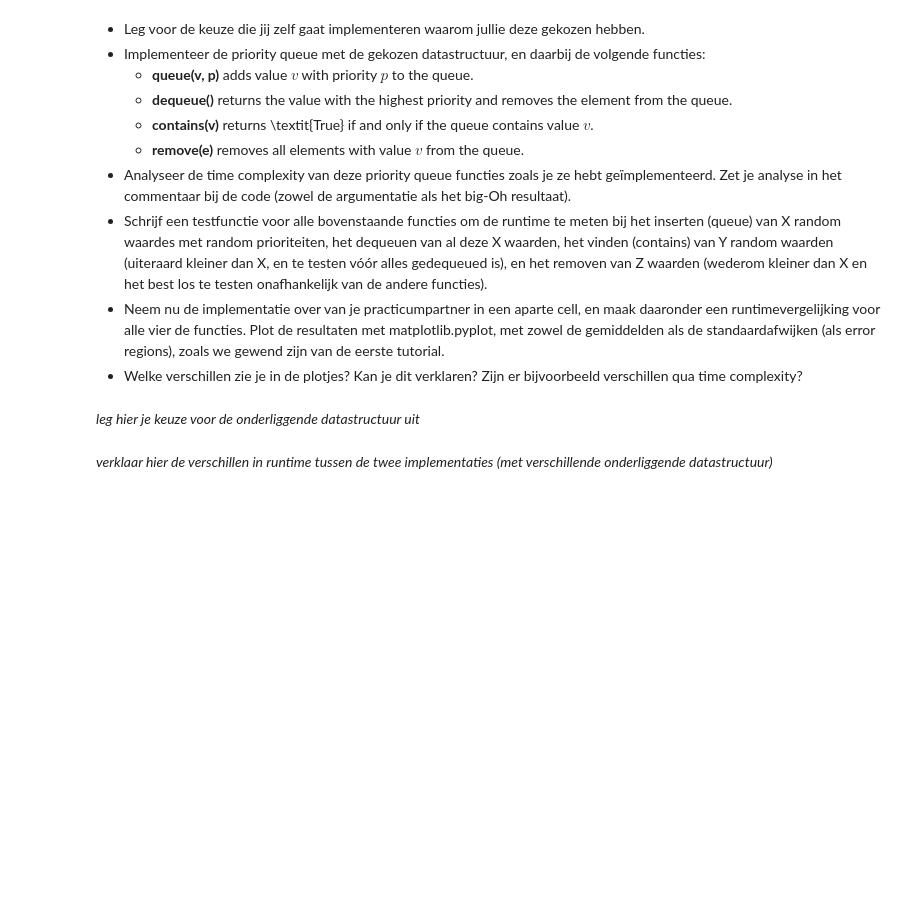
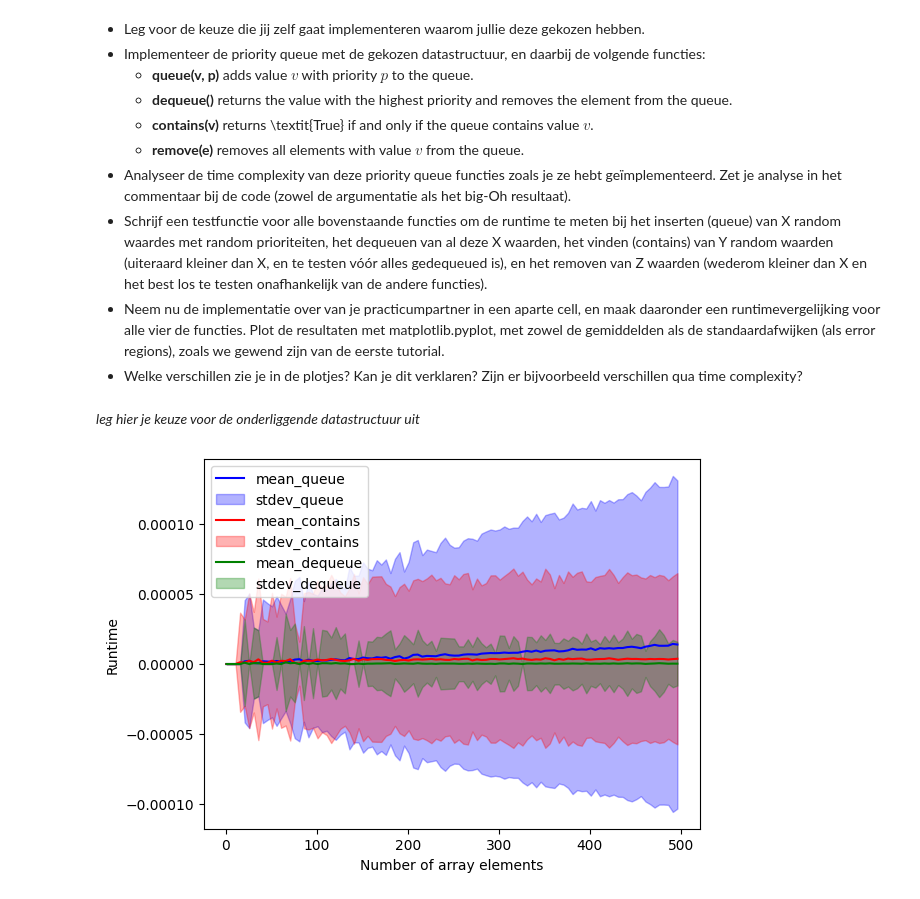
Before and after one commit to ASCanak/TICT-TV2ALDS1-20, a Jupyter notebook: ALDS2 - Containers, Searching & Sorting.ipynb, the cells around one changed output. Drawn from its saved outputs; the diff is of its cells as text; code cells hidden in the pictures; blank space fills up the shorter version.

```diff
--- a/ALDS2 - Containers, Searching & Sorting.ipynb
+++ b/ALDS2 - Containers, Searching & Sorting.ipynb
@@ -183,2 +377,0 @@ Enkele tips hierbij: kijk alvast eens naar recursieve datastructuren (volgend co
-# %% [markdown]
-*verklaar hier de verschillen in runtime tussen de twee implementaties (met verschillende onderliggende datastructuur)*
@@ -184,0 +421,71 @@ Enkele tips hierbij: kijk alvast eens naar recursieve datastructuren (volgend co
+# %%
+# Ik heb helaas geen practicumpartner, omdat ik een bezemstudent ben die op dit moment met zijn afstudeerstage bezig is. Ik heb dus alleen maar de runtime gemeten van mijn vier functies.
+pq = myPriorityQueue()
+
+mean_queue     = []
+stdev_queue    = []
+mean_contains  = []
+stdev_contains = []
+mean_dequeue   = []
+stdev_dequeue  = []
+
+meetpunten = list(range(1, 500, 5))
+
+for L in meetpunten:
+    queue    = []
+    contains = []
+    dequeue  = []
+
+    for epoch in range(50):
+        for X in range(L): # Insert X elements in queue
+            randomValue    = np.random.randint(0, high=100)
+            randomPriority = np.random.randint(0, high=10)
+            start = time.time()
+            pq.queue(randomValue, randomPriority)
+            queue.append(time.time() - start)
+        for Y in range(L): # Search Y elements in queue
+            randomSearch = np.random.randint(0, high=100)
+            start = time.time()
+            pq.contains(randomSearch)
+            contains.append(time.time() - start)
+        for X in range(L): # Pop X elements from queue
+            start = time.time()
+            pq.dequeue()
+            dequeue.append(time.time() - start)
+    mean_queue.append(stats.mean(queue))
+    stdev_queue.append(stats.stdev(queue))
+    mean_contains.append(stats.mean(contains))
+    stdev_contains.append(stats.stdev(contains))
+    mean_dequeue.append(stats.mean(dequeue))
+    stdev_dequeue.append(stats.stdev(dequeue))
+
+plt.plot(meetpunten, mean_queue, "b-")
+plt.fill_between(
+    meetpunten,
+    np.array(mean_queue) - np.array(stdev_queue),
+    np.array(mean_queue) + np.array(stdev_queue),
+    color="b",
+    alpha=0.3,
+)
+plt.plot(meetpunten, mean_contains, "r-")
+plt.fill_between(
+    meetpunten,
+    np.array(mean_contains) - np.array(stdev_contains),
+    np.array(mean_contains) + np.array(stdev_contains),
+    color="r",
+    alpha=0.3,
+)
+plt.plot(meetpunten, mean_dequeue, "g-")
+plt.fill_between(
+    meetpunten,
+    np.array(mean_dequeue) - np.array(stdev_dequeue),
+    np.array(mean_dequeue) + np.array(stdev_dequeue),
+    color="g",
+    alpha=0.3,
+)
+plt.xlabel("Number of array elements")
+plt.ylabel("Runtime")
+plt.legend(["mean_queue", "stdev_queue", "mean_contains", "stdev_contains", "mean_dequeue", "stdev_dequeue"], loc="upper left")
+plt.show()
+# %% [output]
+[figure, added]
```
Also changed, not shown: parts of 13 cells of this notebook.
